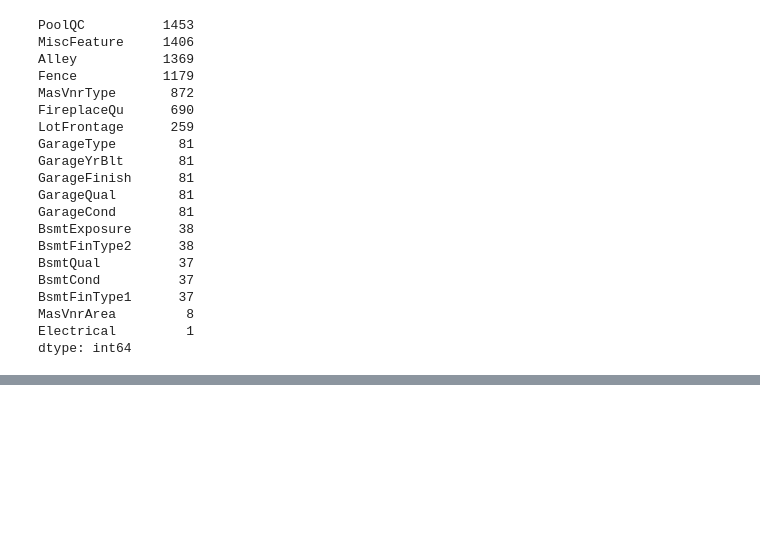
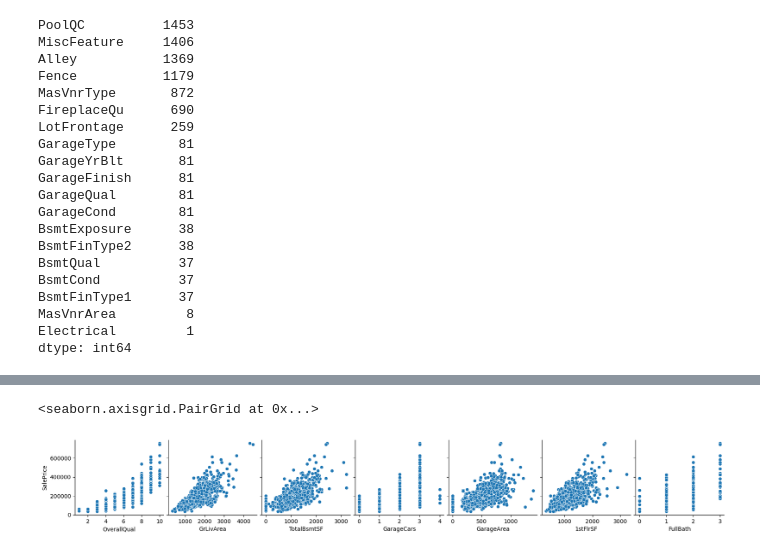
Before and after one commit to stuart-n-wilson/House-price-prediction, a Jupyter notebook: house_price_eda.ipynb, the cells around one changed output, grey strips where cells are left out. Saved outputs shown, nothing was run; the diff lists cells and outputs as text; code cells hidden in the pictures; blank space fills up the shorter version.

```diff
--- a/house_price_eda.ipynb
+++ b/house_price_eda.ipynb
@@ -188,0 +242,11 @@ dtype: float64
+# %%
+# Look at feature correlations to SalePrice
+
+top_features = df.corr(numeric_only=True)["SalePrice"].sort_values(ascending=False)
+# %%
+# Most correlated features vs Sale price
+
+sns.pairplot(data=df, x_vars=top_features.index[1:8], y_vars=["SalePrice"])
+# %% [output]
+<seaborn.axisgrid.PairGrid at 0x...>
+[figure, added]
```
Also changed, not shown: parts of 51 cells of this notebook.
